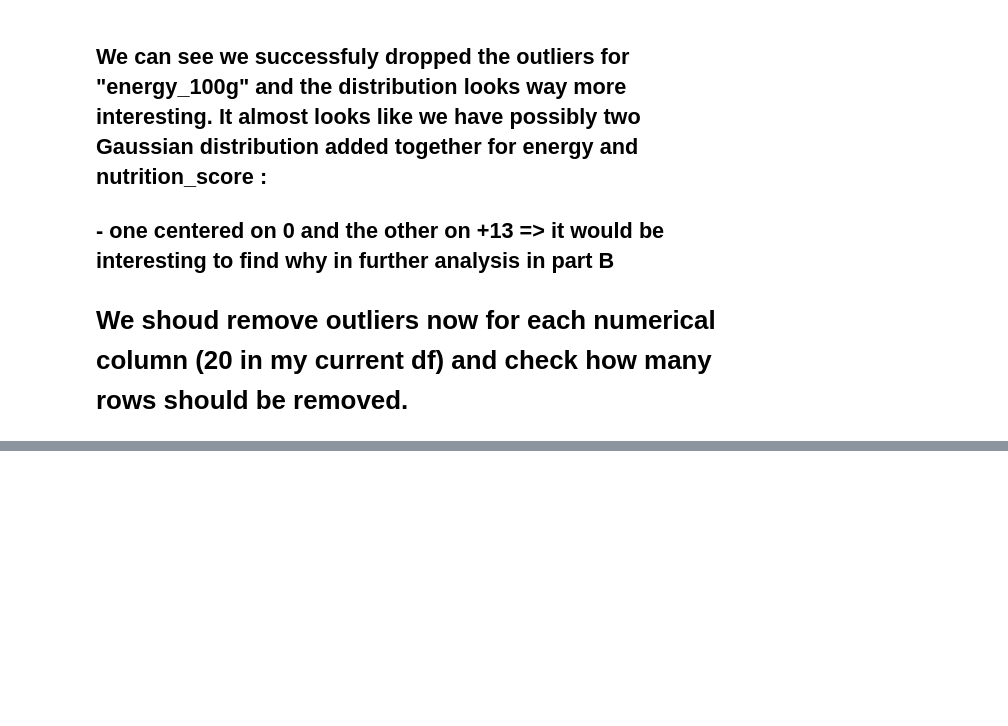
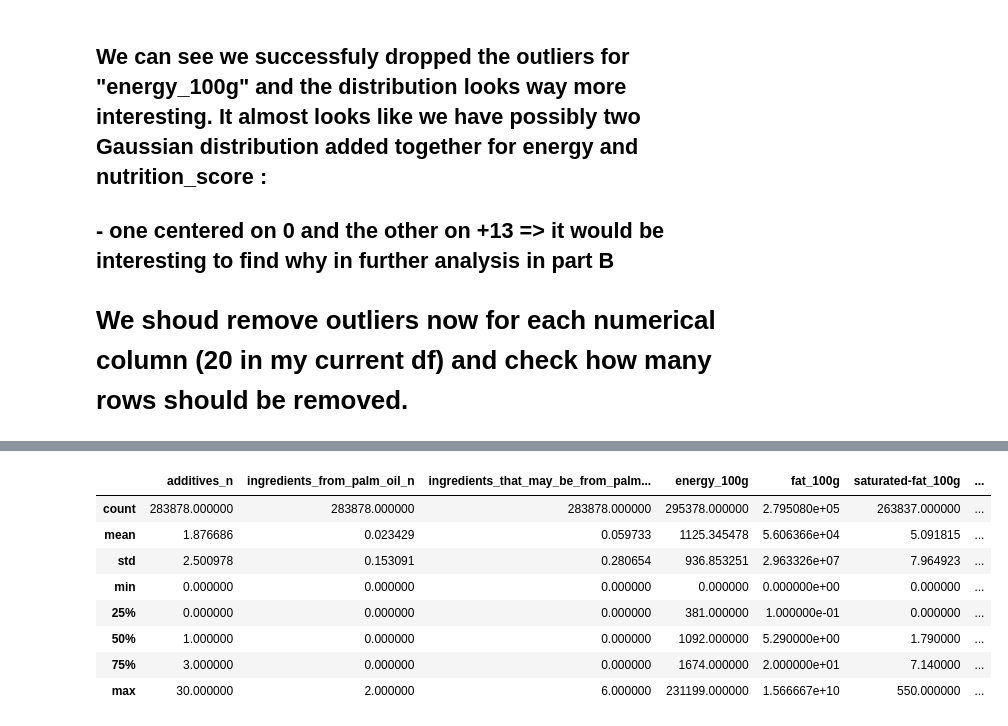
Before and after one commit to LyesOUDINACHE/EPFL-Course, a Jupyter notebook: 2-9 - Course Project 2 - Openfoodfacts.ipynb, the cells around one changed output, grey strips where cells are left out. Cells and saved outputs as stored; diff of their text form; code cells hidden in the pictures; blank space fills up the shorter version.

```diff
--- a/2-9 - Course Project 2 - Openfoodfacts.ipynb
+++ b/2-9 - Course Project 2 - Openfoodfacts.ipynb
@@ -435,0 +463,12 @@ SyntaxError: unexpected EOF while parsing (<ipython-input-48-be04fc599b00>, line
+# %%
+df_light_num.describe()
+# %% [output]
+|  | additives_n | ingredients_from_palm_oil_n | ingredients_that_may_be_from_palm... | energy_100g | fat_100g | saturated-fat_100g | ... |
+| count | 283878.000000 | 283878.000000 | 283878.000000 | 295378.000000 | 2.795080e+05 | 263837.000000 | ... |
+| mean | 1.876686 | 0.023429 | 0.059733 | 1125.345478 | 5.606366e+04 | 5.091815 | ... |
+| std | 2.500978 | 0.153091 | 0.280654 | 936.853251 | 2.963326e+07 | 7.964923 | ... |
+| min | 0.000000 | 0.000000 | 0.000000 | 0.000000 | 0.000000e+00 | 0.000000 | ... |
+| 25% | 0.000000 | 0.000000 | 0.000000 | 381.000000 | 1.000000e-01 | 0.000000 | ... |
+| 50% | 1.000000 | 0.000000 | 0.000000 | 1092.000000 | 5.290000e+00 | 1.790000 | ... |
+| 75% | 3.000000 | 0.000000 | 0.000000 | 1674.000000 | 2.000000e+01 | 7.140000 | ... |
+| max | 30.000000 | 2.000000 | 6.000000 | 231199.000000 | 1.566667e+10 | 550.000000 | ... |
```
Also changed, not shown: parts of 11 cells of this notebook.
